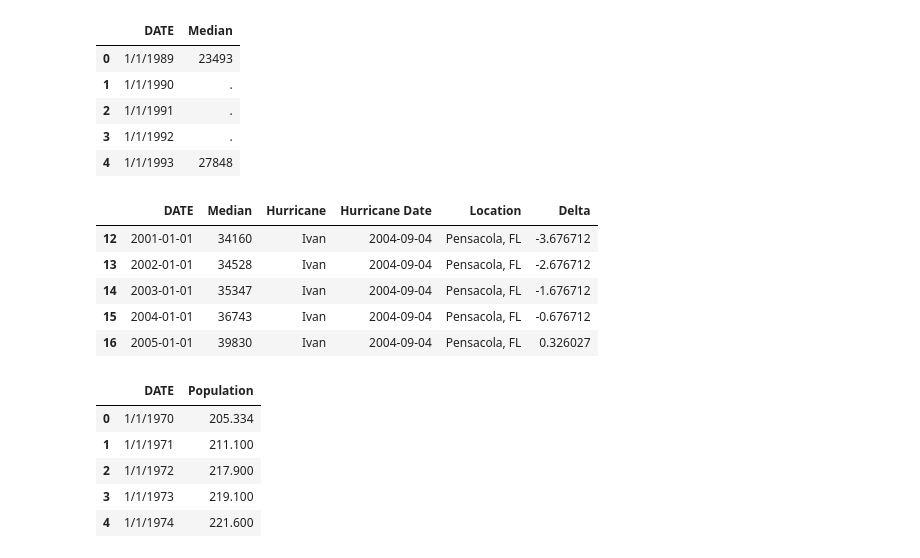
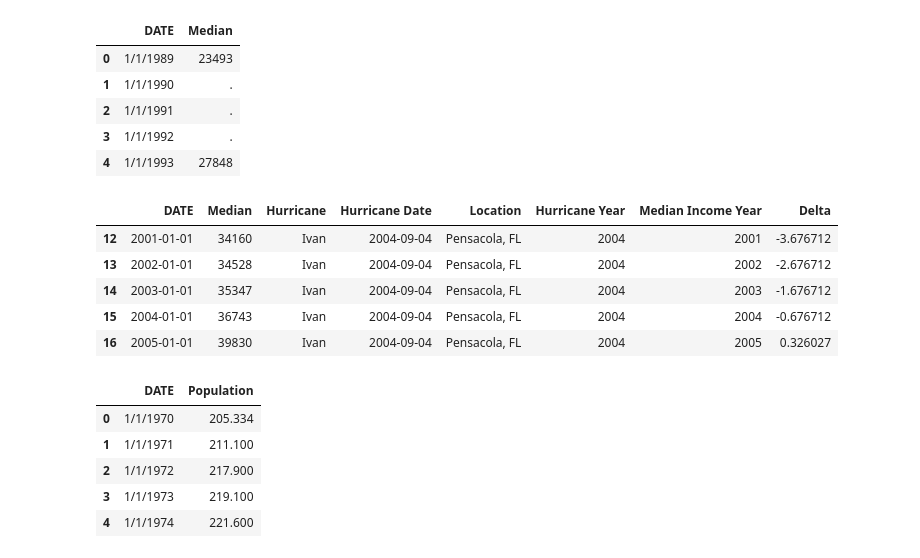
Before and after one commit to mchrzanowski27/Project1, a Jupyter notebook: Project 1 Data Ivan.ipynb, the cells around one changed output. Drawn from its saved outputs; the diff is of its cells as text; code cells hidden in the pictures.

```diff
--- a/Project 1 Data Ivan.ipynb
+++ b/Project 1 Data Ivan.ipynb
@@ -209,31 +209,38 @@ Ivan_median_df.head()
 # %%
 # remove rows prior to 1990
 
 Ivan_median_df['DATE'] = pd.to_datetime(Ivan_median_df['DATE'])
 
 Ivan_median_df = Ivan_median_df[Ivan_median_df["DATE"] >= '2001-01-01']
 
 #Add hurricane, year, location
 
 Ivan_median_df[['Hurricane','Hurricane Date','Location']] = pd.DataFrame([['Ivan','2004-09-04','Pensacola, FL']], index = Ivan_median_df.index)
 
 Ivan_median_df['Hurricane Date'] = pd.to_datetime(Ivan_median_df['Hurricane Date'])
 
+Ivan_median_df['Hurricane Year'] = pd.to_datetime(Ivan_median_df['Hurricane Date'],format='%Y%m%d')
+
+Ivan_median_df['Hurricane Year'] = pd.DatetimeIndex(Ivan_median_df['Hurricane Year']).year
+
+Ivan_median_df['Median Income Year'] = pd.to_datetime(Ivan_median_df['DATE'],format='%Y%m%d')
+
+Ivan_median_df['Median Income Year'] = pd.DatetimeIndex(Ivan_median_df['Median Income Year']).year
 
 #We will need to show data from multiple years, so delta from hurricane best option
 Ivan_median_df['Delta'] = ((Ivan_median_df['DATE'] - Ivan_median_df['Hurricane Date']).dt.days/365)
 
 Ivan_median_df['Delta'] = Ivan_median_df['Delta'].astype(float)
 
 
 Ivan_median_df.head()
 # %% [output]
-|  | DATE | Median | Hurricane | Hurricane Date | Location | Delta |
-| 12 | 2001-01-01 | 34160 | Ivan | 2004-09-04 | Pensacola, FL | -3.676712 |
-| 13 | 2002-01-01 | 34528 | Ivan | 2004-09-04 | Pensacola, FL | -2.676712 |
-| 14 | 2003-01-01 | 35347 | Ivan | 2004-09-04 | Pensacola, FL | -1.676712 |
-| 15 | 2004-01-01 | 36743 | Ivan | 2004-09-04 | Pensacola, FL | -0.676712 |
-| 16 | 2005-01-01 | 39830 | Ivan | 2004-09-04 | Pensacola, FL | 0.326027 |
+|  | DATE | Median | Hurricane | Hurricane Date | Location | Hurricane Year | Median Income Year | Delta |
+| 12 | 2001-01-01 | 34160 | Ivan | 2004-09-04 | Pensacola, FL | 2004 | 2001 | -3.676712 |
+| 13 | 2002-01-01 | 34528 | Ivan | 2004-09-04 | Pensacola, FL | 2004 | 2002 | -2.676712 |
+| 14 | 2003-01-01 | 35347 | Ivan | 2004-09-04 | Pensacola, FL | 2004 | 2003 | -1.676712 |
+| 15 | 2004-01-01 | 36743 | Ivan | 2004-09-04 | Pensacola, FL | 2004 | 2004 | -0.676712 |
+| 16 | 2005-01-01 | 39830 | Ivan | 2004-09-04 | Pensacola, FL | 2004 | 2005 | 0.326027 |
 # %%
 #import Econ data from Escambia
 
```
Also changed, not shown: parts of 4 cells of this notebook, 7 other files.
